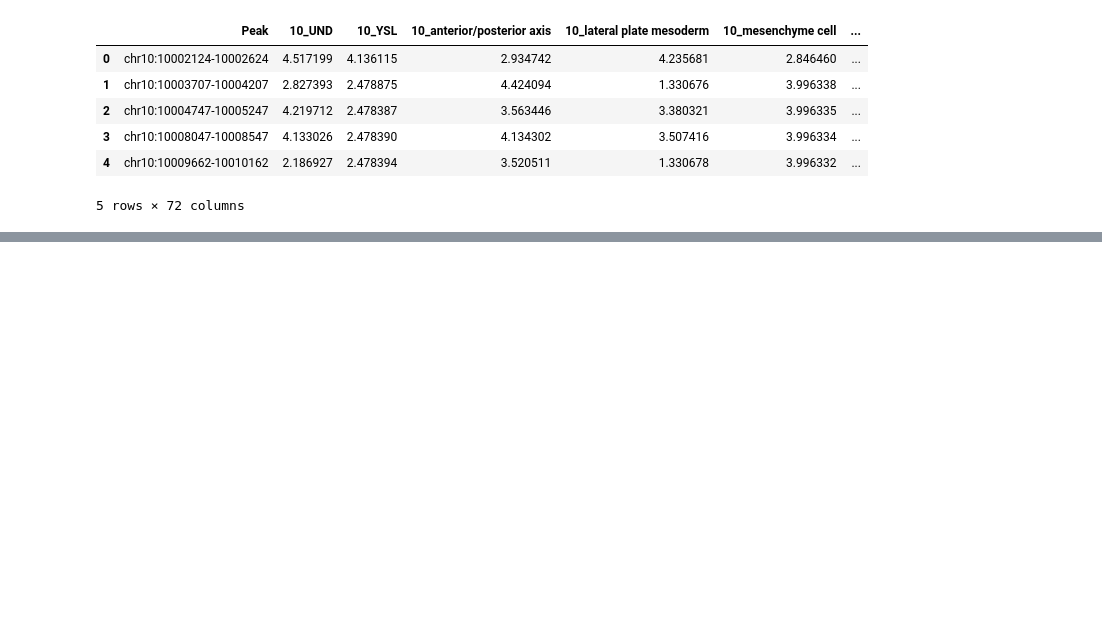
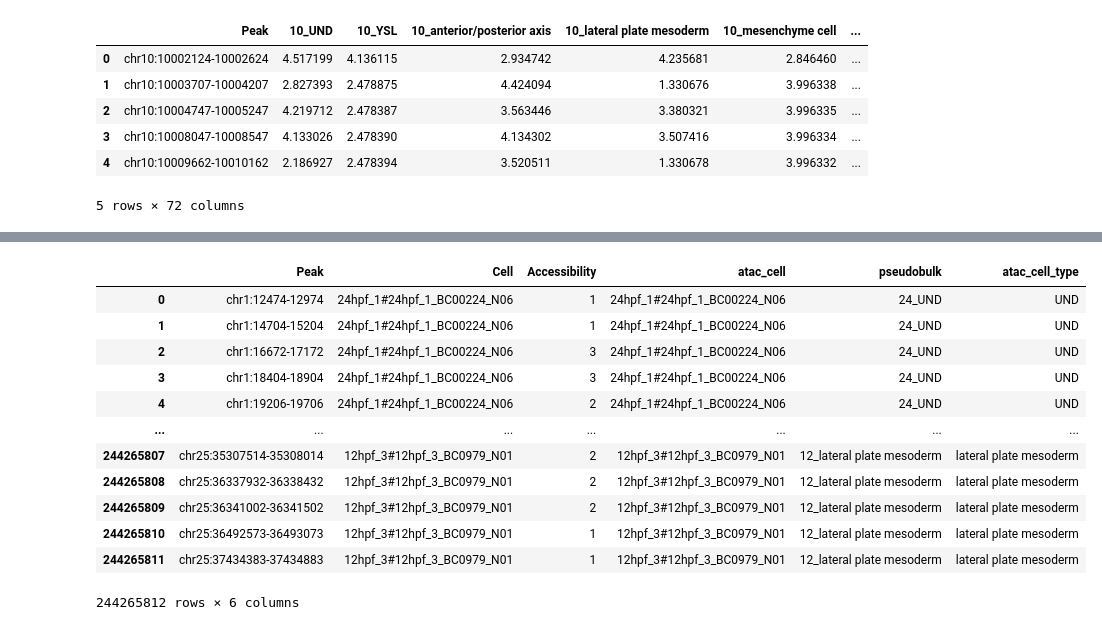
Before and after one commit to mourouzidou/zebrafish_development, a Jupyter notebook: notebooks/embryo/prepare_ATAC_data.ipynb, the cells around one changed output, grey strips where cells are left out. Drawn from its saved outputs; the diff is of its cells as text; code cells hidden in the pictures; blank space fills up the shorter version.

```diff
--- a/notebooks/embryo/prepare_ATAC_data.ipynb
+++ b/notebooks/embryo/prepare_ATAC_data.ipynb
@@ -553,0 +541,16 @@ Index: []
+# %%
+atac_data_df
+# %% [output]
+|  | Peak | Cell | Accessibility | atac_cell | pseudobulk | atac_cell_type |
+| 0 | chr1:12474-12974 | 24hpf_1#24hpf_1_BC00224_N06 | 1 | 24hpf_1#24hpf_1_BC00224_N06 | 24_UND | UND |
+| 1 | chr1:14704-15204 | 24hpf_1#24hpf_1_BC00224_N06 | 1 | 24hpf_1#24hpf_1_BC00224_N06 | 24_UND | UND |
+| 2 | chr1:16672-17172 | 24hpf_1#24hpf_1_BC00224_N06 | 3 | 24hpf_1#24hpf_1_BC00224_N06 | 24_UND | UND |
+| 3 | chr1:18404-18904 | 24hpf_1#24hpf_1_BC00224_N06 | 3 | 24hpf_1#24hpf_1_BC00224_N06 | 24_UND | UND |
+| 4 | chr1:19206-19706 | 24hpf_1#24hpf_1_BC00224_N06 | 2 | 24hpf_1#24hpf_1_BC00224_N06 | 24_UND | UND |
+| ... | ... | ... | ... | ... | ... | ... |
+| 244265807 | chr25:35307514-35308014 | 12hpf_3#12hpf_3_BC0979_N01 | 2 | 12hpf_3#12hpf_3_BC0979_N01 | 12_lateral plate mesoderm | lateral plate mesoderm |
+| 244265808 | chr25:36337932-36338432 | 12hpf_3#12hpf_3_BC0979_N01 | 2 | 12hpf_3#12hpf_3_BC0979_N01 | 12_lateral plate mesoderm | lateral plate mesoderm |
+| 244265809 | chr25:36341002-36341502 | 12hpf_3#12hpf_3_BC0979_N01 | 2 | 12hpf_3#12hpf_3_BC0979_N01 | 12_lateral plate mesoderm | lateral plate mesoderm |
+| 244265810 | chr25:36492573-36493073 | 12hpf_3#12hpf_3_BC0979_N01 | 1 | 12hpf_3#12hpf_3_BC0979_N01 | 12_lateral plate mesoderm | lateral plate mesoderm |
+| 244265811 | chr25:37434383-37434883 | 12hpf_3#12hpf_3_BC0979_N01 | 1 | 12hpf_3#12hpf_3_BC0979_N01 | 12_lateral plate mesoderm | lateral plate mesoderm |
+244265812 rows × 6 columns
```
Also changed, not shown: parts of 15 cells of this notebook, 5 other files.
